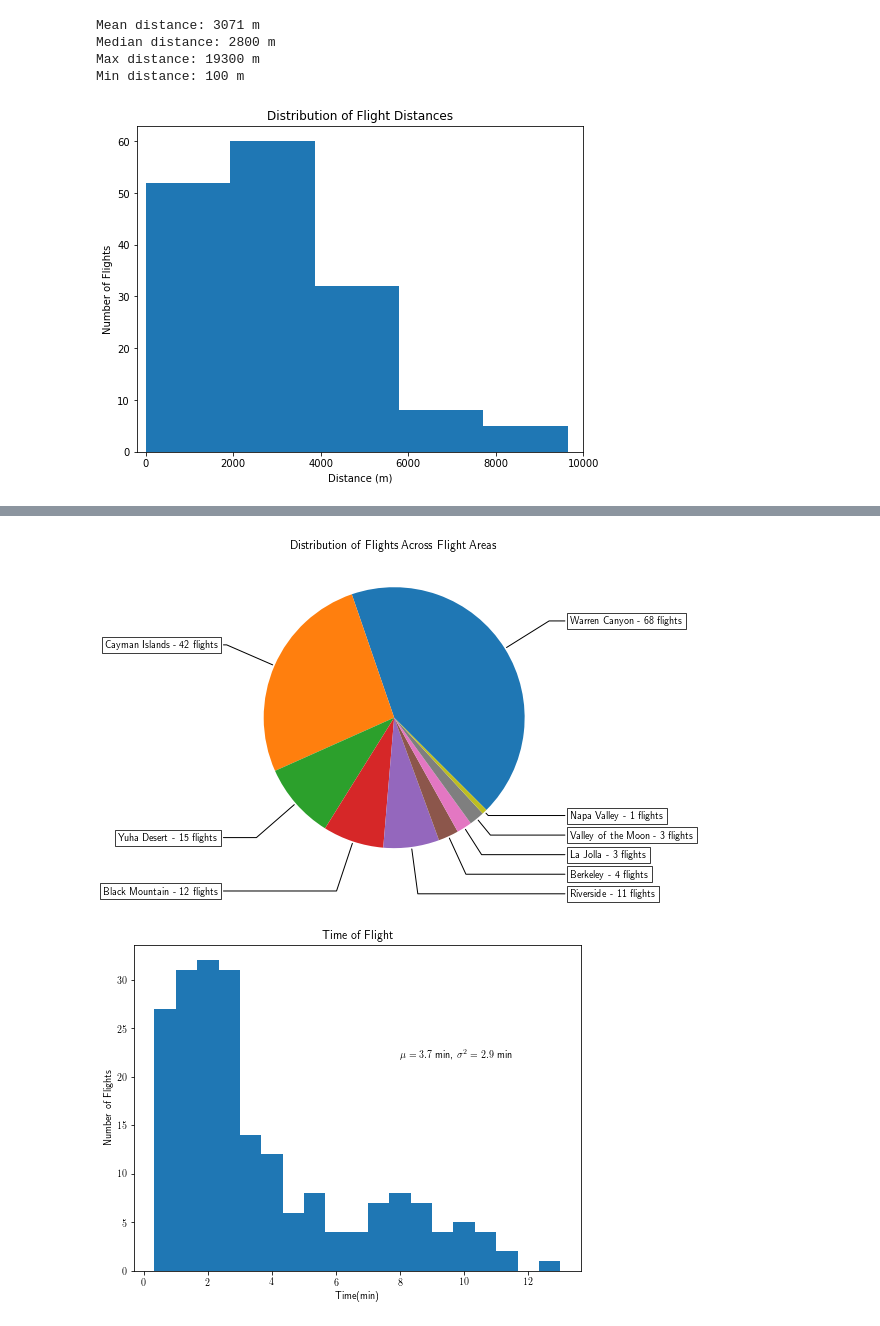
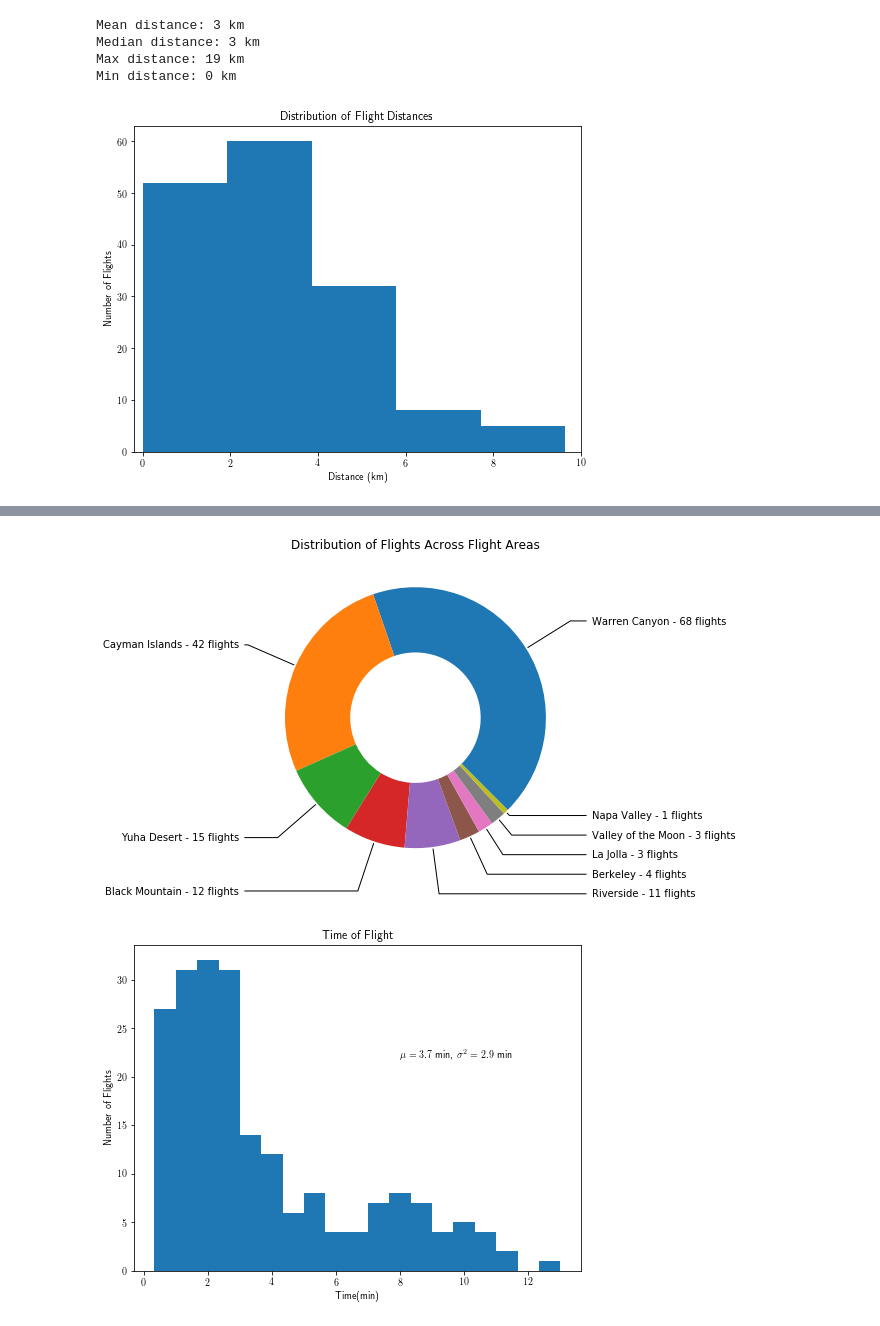
Before and after one commit to ntlhui/flight_data_analyzer, a Jupyter notebook: Flight Logs Analyzer Visualization.ipynb, the cells around one changed output, grey strips where cells are left out. Drawn from its saved outputs; the diff is of its cells as text; code cells hidden in the pictures.

Commit message:
Updated old visualizations, added new visualizations

```diff
--- a/Flight Logs Analyzer Visualization.ipynb
+++ b/Flight Logs Analyzer Visualization.ipynb
@@ -18,11 +44,11 @@ import datetime
 # %%
 # Plot distance histogram
 # distances.npy is generated by distance.py
-distances = np.load('distances.npy')
+distances = np.load('data/distances.npy') / 1000
 fig = plt.figure(figsize=(8,6))
 plt.hist(distances)
-plt.xlabel('Distance (m)')
-plt.xlim(-200, 10000)
+plt.xlabel('Distance (km)')
+plt.xlim(-0.2, 10)
 plt.ylabel('Number of Flights')
 plt.title('Distribution of Flight Distances')
 mean = np.mean(distances)
@@ -30,17 +56,17 @@ median = np.median(distances)
 max_d = np.max(distances)
 min_d = np.min(distances[np.nonzero(distances)])
 
-print('Mean distance: %.0f m' % (mean))
-print('Median distance: %.0f m' % (median))
-print('Max distance: %.0f m' % (max_d))
-print('Min distance: %.0f m' % (min_d))
+print('Mean distance: %.0f km' % (mean))
+print('Median distance: %.0f km' % (median))
+print('Max distance: %.0f km' % (max_d))
+print('Min distance: %.0f km' % (min_d))
 plt.savefig('outputs/distances.png')
 # %% [output]
-Mean distance: 3071 m
-Median distance: 2800 m
-Max distance: 19300 m
-Min distance: 100 m
+Mean distance: 3 km
+Median distance: 3 km
+Max distance: 19 km
+Min distance: 0 km
-[figure, old version]
+[figure, new version]
 # %%
 def check_overlap(rect1, rect2):
     '''Checks if the specified rectangles overlap'''
@@ -138,7 +164,7 @@ def distance_between(r1, r2):
 # %%
 # Plot flight areas
 # flight_extents.npy is generated by plot_flight_extents.py
-all_extents_orig = np.load('flight_extents.npy')
+all_extents_orig = np.load('data/flight_extents.npy')
 all_extents = np.array([reorder_extent(extent) for extent in all_extents_orig])
 flight_area_extents = []
 MIN_DIST_AREA = 500
@@ -200,38 +226,38 @@ folium_map
 flight_area_stats, locations = zip(*sorted(zip(flight_area_stats, locations), key=lambda x: x[0], reverse=True))
 explode = [0, 0, 0, 0, 0, 0, 0, 0, 0]
 fig, ax = plt.subplots(figsize=(10,6))
-patches, texts = plt.pie(flight_area_stats, explode=explode, pctdistance=0.8, radius=1, startangle=-45)
+patches, texts = plt.pie(flight_area_stats, explode=explode, pctdistance=0.8, radius=1, startangle=-45, wedgeprops=dict(width=0.5))
 patches, labels, dummy =  zip(*sorted(zip(patches, ['%s - %d flights' %
     (locations[i], flight_area_stats[i]) for i in range(len(flight_area_stats))], flight_area_stats),
                                           key=lambda x: x[2],
                                           reverse=True))
-bbox_props = dict(boxstyle="square,pad=0.3", fc="w", ec="k", lw=0.75)
+bbox_props = dict(boxstyle="square,pad=0.3", fc="w", ec="w", lw=0.75)
 
 kw = dict(arrowprops=dict(arrowstyle="-"),
           bbox=bbox_props, zorder=0, va="center")
 y_text = [0.7414959404949555,
          0.5580373055101346,
          -0.9191783365522787,
          -1.3284555246835867,
          -1.35,
          -1.2,
          -1.05,
          -0.9,
          -0.75]
 for i, p in enumerate(patches):
     ang = (p.theta2 - p.theta1)/2. + p.theta1
     y = np.sin(np.deg2rad(ang))
     x = np.cos(np.deg2rad(ang))
     horizontalalignment = {-1: "right", 1: "left"}[int(np.sign(x))]
     connectionstyle = "angle,angleA=0,angleB={}".format(ang)
     kw["arrowprops"].update({"connectionstyle": connectionstyle})
     ax.annotate(labels[i], xy=(x, y), xytext=(1.35*np.sign(x), y_text[i]),
                 horizontalalignment=horizontalalignment, **kw)
 # plt.legend(patches, labels,bbox_to_anchor=(1, 1.))
 plt.title('Distribution of Flights Across Flight Areas')
 plt.savefig('outputs/areas.png')
 # %% [output]
-[figure, old version]
+[figure, new version]
 # %%
 # Plot distribution of flight times
 # dates.pkl comes from the data_analysis_kazim.py script
```
Also changed, not shown: parts of 9 cells of this notebook.
